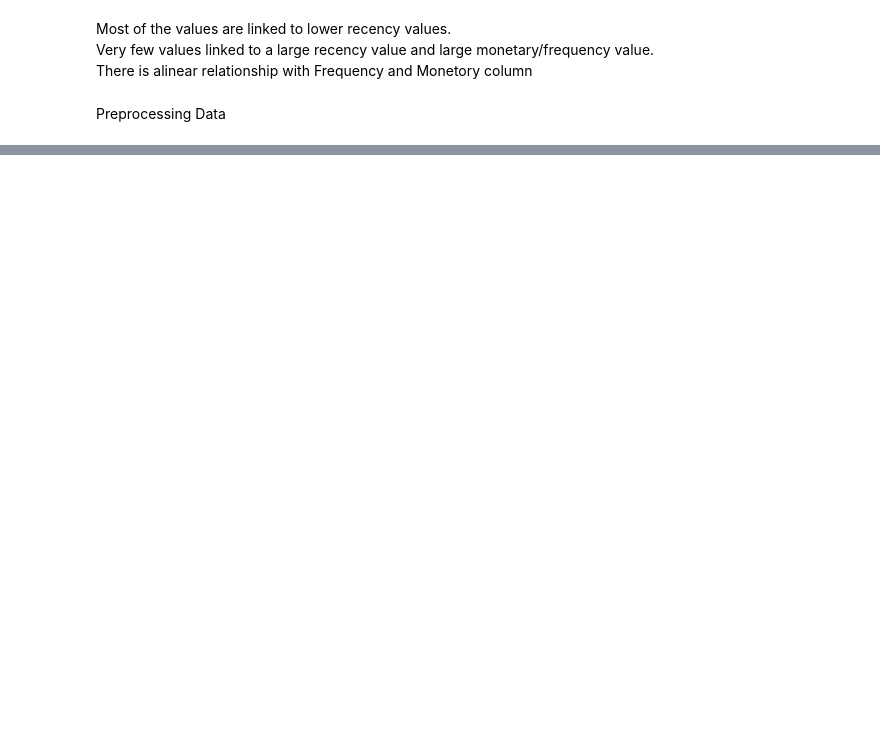
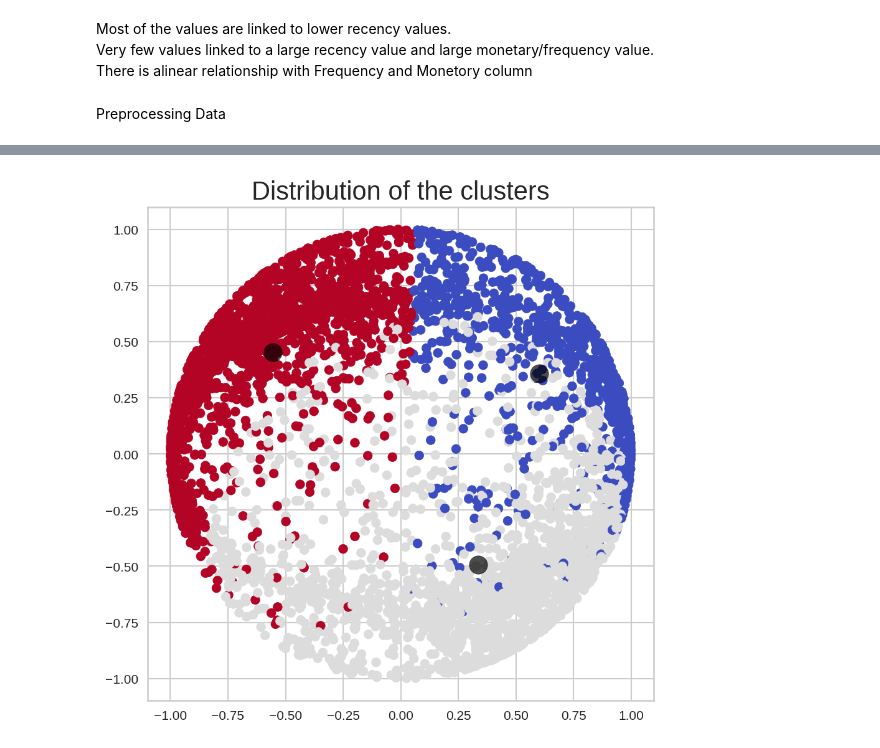
Before and after one commit to junaiskv94/Online-retail-segmentaion, a Jupyter notebook: Capstone4_Online_retail_segmentaion.ipynb, the cells around one changed output, grey strips where cells are left out. Cells and saved outputs as stored; diff of their text form; code cells hidden in the pictures; blank space fills up the shorter version.

```diff
--- a/Capstone4_Online_retail_segmentaion.ipynb
+++ b/Capstone4_Online_retail_segmentaion.ipynb
@@ -515,0 +623,13 @@ Preprocessing Data
+# %%
+#Visualising the kmeans clustering
+plt.figure(figsize=(7,7))
+plt.scatter(x=X_scaled[:,0],y=X_scaled[:,1],c=cluster_predict_2,s=50,cmap='coolwarm')
+
+#Plotting the cluster centres
+centers = kmeans_model_2.cluster_centers_
+plt.scatter(centers[:, 0], centers[:, 1], c='black', s=200, alpha=0.7)
+
+plt.title("Distribution of the clusters",size=20)
+plt.show()
+# %% [output]
+[figure, added]
```
Also changed, not shown: parts of 17 cells of this notebook.
